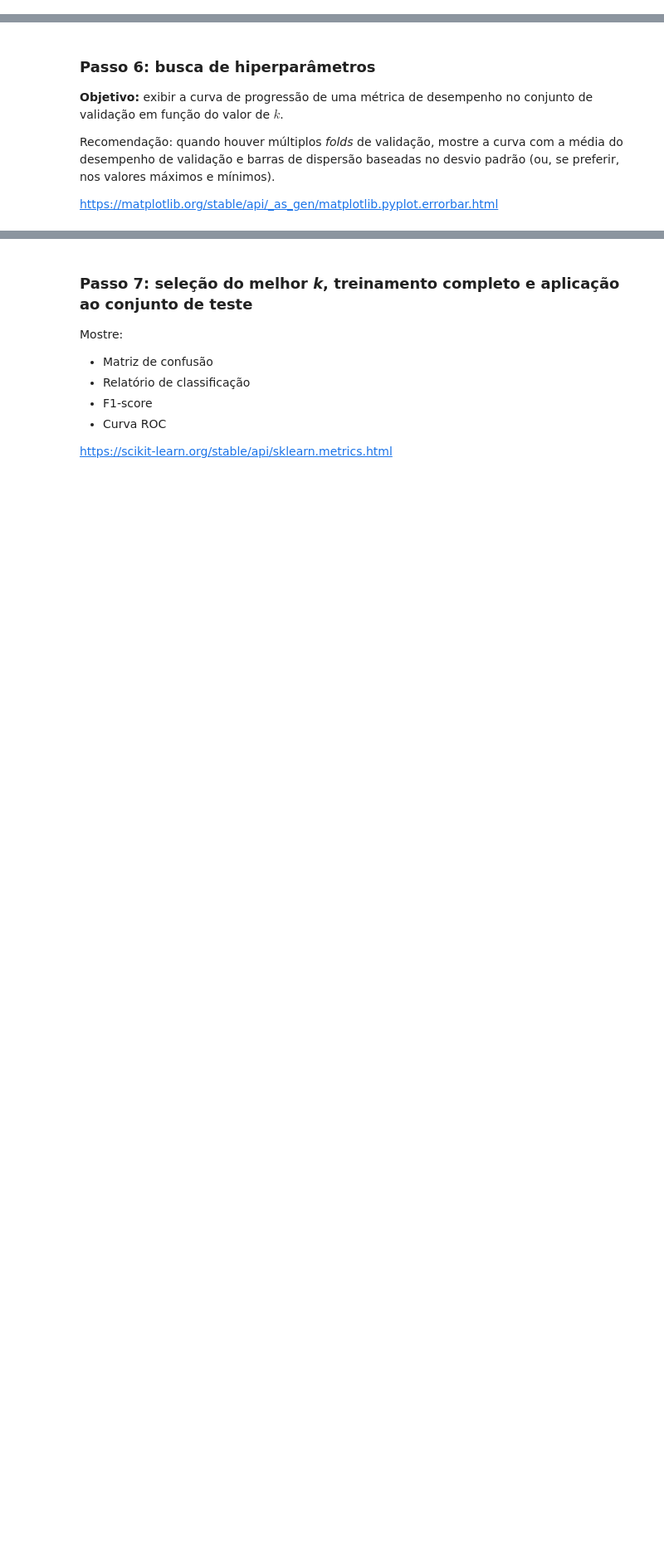
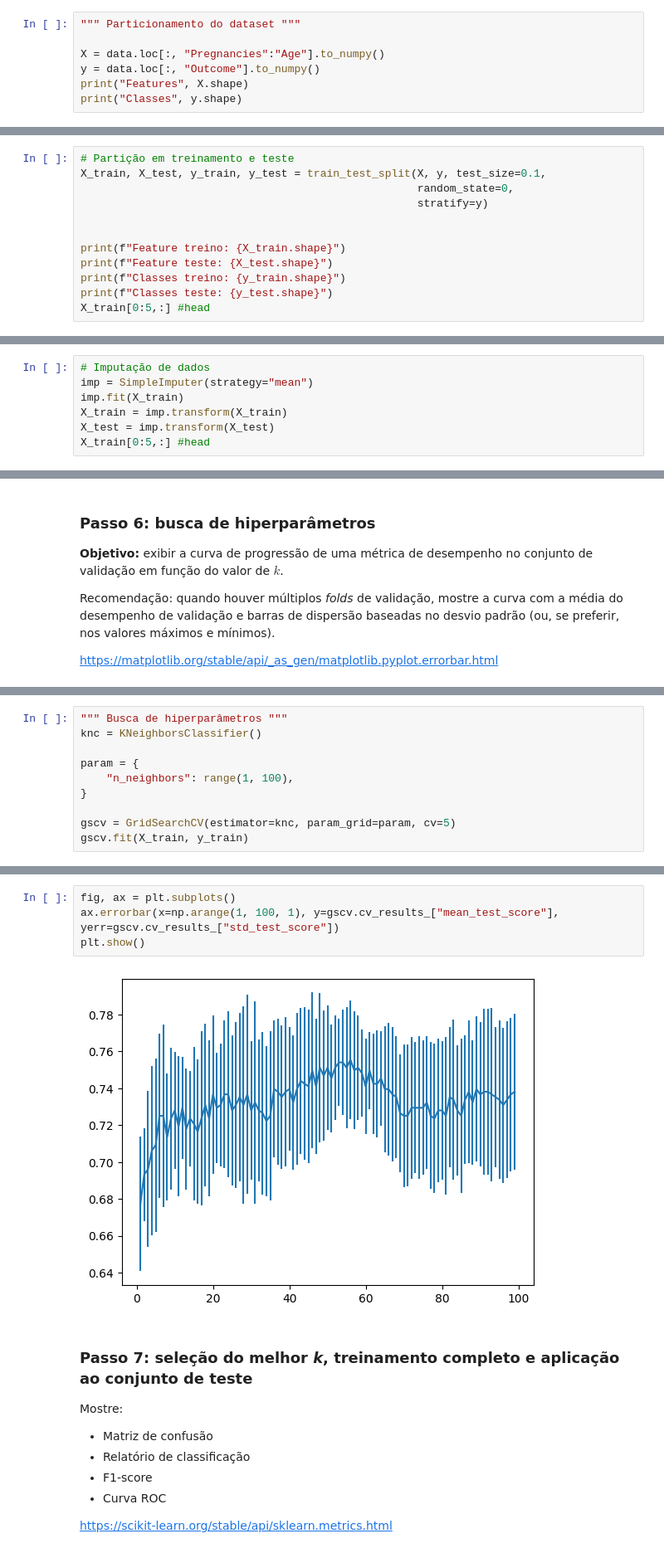
Before and after one commit to bsussel3/2023-s1-ci, a Jupyter notebook: aula_03_kNN_diabetes.ipynb, the cells around one changed output, grey strips where cells are left out. Shown: that part at 83% size. Saved outputs shown, nothing was run; the diff lists cells and outputs as text; blank space fills up the shorter version.

```diff
--- a/aula_03_kNN_diabetes.ipynb
+++ b/aula_03_kNN_diabetes.ipynb
@@ -183,0 +183,7 @@ plt.show()
+# %%
+""" Particionamento do dataset """
+
+X = data.loc[:, "Pregnancies":"Age"].to_numpy()
+y = data.loc[:, "Outcome"].to_numpy()
+print("Features", X.shape)
+print("Classes", y.shape)
@@ -183,0 +193,12 @@ plt.show()
+# %%
+# Partição em treinamento e teste
+X_train, X_test, y_train, y_test = train_test_split(X, y, test_size=0.1,
+                                                    random_state=0,
+                                                    stratify=y)
+
+
+print(f"Feature treino: {X_train.shape}")
+print(f"Feature teste: {X_test.shape}")
+print(f"Classes treino: {y_train.shape}")
+print(f"Classes teste: {y_test.shape}")
+X_train[0:5,:] #head
@@ -183,0 +220,7 @@ plt.show()
+# %%
+# Imputação de dados
+imp = SimpleImputer(strategy="mean")
+imp.fit(X_train)
+X_train = imp.transform(X_train)
+X_test = imp.transform(X_test)
+X_train[0:5,:] #head
@@ -196,0 +259,10 @@ https://matplotlib.org/stable/api/_as_gen/matplotlib.pyplot.errorbar.html
+# %%
+""" Busca de hiperparâmetros """
+knc = KNeighborsClassifier()
+
+param = {
+    "n_neighbors": range(1, 100),
+}
+
+gscv = GridSearchCV(estimator=knc, param_grid=param, cv=5)
+gscv.fit(X_train, y_train)
@@ -197,3 +276,9 @@ https://matplotlib.org/stable/api/_as_gen/matplotlib.pyplot.errorbar.html
+# %%
+fig, ax = plt.subplots()
+ax.errorbar(x=np.arange(1, 100, 1), y=gscv.cv_results_["mean_test_score"], yerr=gscv.cv_results_["std_test_score"])
+plt.show()
+# %% [output]
+[figure, added]
 # %% [markdown]
 ### Passo 7: seleção do melhor *k*, treinamento completo e aplicação ao conjunto de teste
 
```
Also changed, not shown: parts of 11 cells of this notebook.
